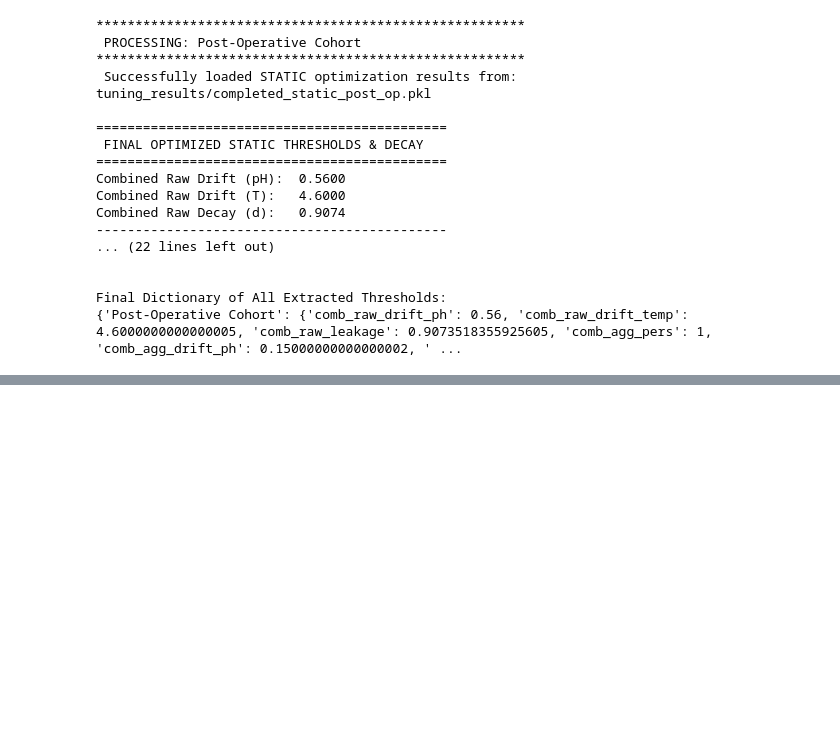
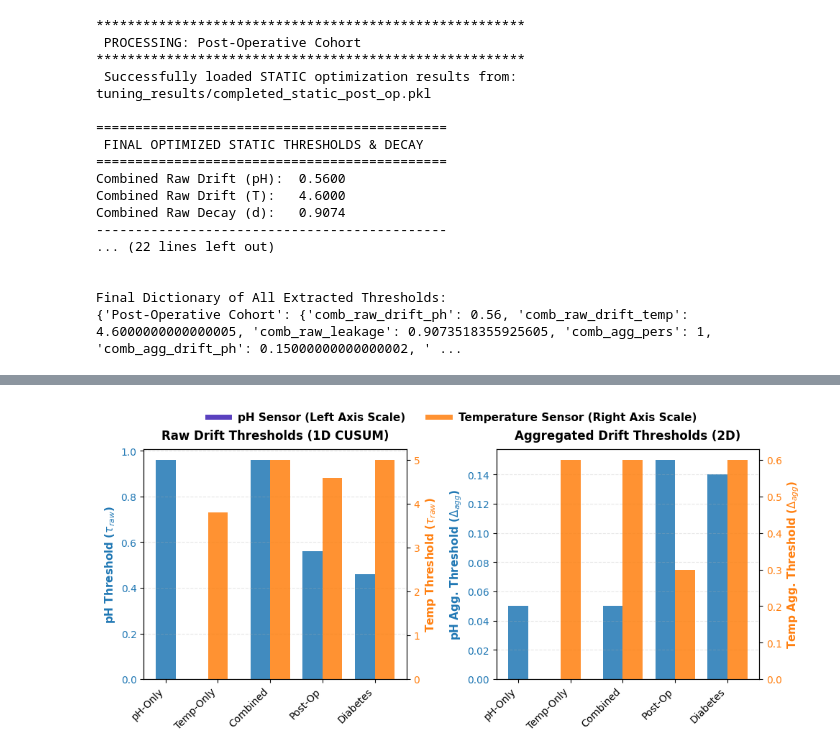
Before and after one commit to Volpi22/Sim_01_Toy_Tests, a Jupyter notebook: Tests.ipynb, the cells around one changed output, grey strips where cells are left out. Saved outputs shown, nothing was run; the diff lists cells and outputs as text; code cells hidden in the pictures; blank space fills up the shorter version.

```diff
--- a/Tests.ipynb
+++ b/Tests.ipynb
@@ -94,0 +438,87 @@ Final Dictionary of All Extracted Thresholds:
+# %%
+import matplotlib.pyplot as plt
+import numpy as np
+from matplotlib.lines import Line2D
+
+# Data extracted from optimization results
+scenarios = ['pH-Only', 'Temp-Only', 'Combined', 'Post-Op', 'Diabetes']
+x = np.arange(len(scenarios))
+
+# Raw Stream (1D CUSUM) Drift Thresholds
+tau_ph = [0.9600, np.nan, 0.9600, 0.5600, 0.4600]
+tau_temp = [np.nan, 3.8000, 5.0000, 4.6000, 5.0000]
+
+# Aggregated Stream (Adaptive 2D) Drift Thresholds
+delta_ph = [0.0500, np.nan, 0.0500, 0.1500, 0.1400]
+delta_temp = [np.nan, 0.6000, 0.6000, 0.3000, 0.6000]
+
+# Setup figure with 2 panels - well-embedded layout
+fig, axes = plt.subplots(1, 2, figsize=(10, 4.5))
+fig.patch.set_facecolor('white')
+
+# Panel Layout Mapping
+ax1, ax1_twin = axes[0], axes[0].twinx()
+ax2, ax2_twin = axes[1], axes[1].twinx()
+
+# Standardize the exact width for ALL bars
+uniform_width = 0.38
+
+# Loop through scenarios to position bars uniformly
+for i in range(len(scenarios)):
+    has_ph = not np.isnan(tau_ph[i])
+    has_temp = not np.isnan(tau_temp[i])
+
+    if has_ph and has_temp:
+        # Dual-sensor tracking scenarios
+        ax1.bar(i - uniform_width/2, tau_ph[i], uniform_width, color='#1f77b4', alpha=0.85)
+        ax1_twin.bar(i + uniform_width/2, tau_temp[i], uniform_width, color='#ff7f0e', alpha=0.85)
+
+        ax2.bar(i - uniform_width/2, delta_ph[i], uniform_width, color='#1f77b4', alpha=0.85)
+        ax2_twin.bar(i + uniform_width/2, delta_temp[i], uniform_width, color='#ff7f0e', alpha=0.85)
+    else:
+        # Single-sensor tracking scenarios
+        if has_ph:
+            ax1.bar(i, tau_ph[i], uniform_width, color='#1f77b4', alpha=0.85)
+            ax2.bar(i, delta_ph[i], uniform_width, color='#1f77b4', alpha=0.85)
+        if has_temp:
+            ax1_twin.bar(i, tau_temp[i], uniform_width, color='#ff7f0e', alpha=0.85)
+            ax2_twin.bar(i, delta_temp[i], uniform_width, color='#ff7f0e', alpha=0.85)
+
+# --- Format Panels 1 & 2 ---
+panels_config = [
+    (ax1, 'Raw Drift Thresholds (1D CUSUM)', 'pH Threshold ($\\tau_{raw}$)'),
+    (ax2, 'Aggregated Drift Thresholds (2D)', 'pH Agg. Threshold ($\\Delta_{agg}$)')
+]
+
+for ax, title, ylabel in panels_config:
+    ax.set_title(title, fontsize=12, fontweight='bold', pad=10)
+    ax.set_ylabel(ylabel, color='#1f77b4', fontsize=11, fontweight='bold')
+    ax.set_xticks(x)
+    # Using 45 degree rotation for cleaner embedding at the bottom
+    ax.set_xticklabels(scenarios, rotation=45, ha='right', fontsize=10)
+    ax.tick_params(axis='y', labelcolor='#1f77b4')
+    ax.grid(True, linestyle='--', alpha=0.3, axis='y')
+
+# Format right-hand twin axes
+ax1_twin.set_ylabel('Temp Threshold ($\\tau_{raw}$)', color='#ff7f0e', fontsize=11, fontweight='bold')
+ax1_twin.tick_params(axis='y', labelcolor='#ff7f0e')
+ax2_twin.set_ylabel('Temp Agg. Threshold ($\\Delta_{agg}$)', color='#ff7f0e', fontsize=11, fontweight='bold')
+ax2_twin.tick_params(axis='y', labelcolor='#ff7f0e')
+
+# --- Add Unified Global Legend ---
+custom_lines = [
+    Line2D([0], [0], color="#3d1fb4", lw=5, alpha=0.85),
+    Line2D([0], [0], color='#ff7f0e', lw=5, alpha=0.85)
+]
+
+# FIX: Passed font size and weight correctly using the 'prop' dictionary
+fig.legend(custom_lines, ['pH Sensor (Left Axis Scale)', 'Temperature Sensor (Right Axis Scale)'],
+           loc='upper center', bbox_to_anchor=(0.5, 1.05), ncol=2, frameon=False,
+           prop={'size': 11, 'weight': 'semibold'})
+
+plt.tight_layout()
+
+# Save output to print-ready publication-grade vector PDF
+plt.savefig('5-1.pdf', format='pdf', bbox_inches='tight')
+# %% [output]
+[figure, added]
```
Also changed, not shown: parts of 10 cells of this notebook, 1 other file.
